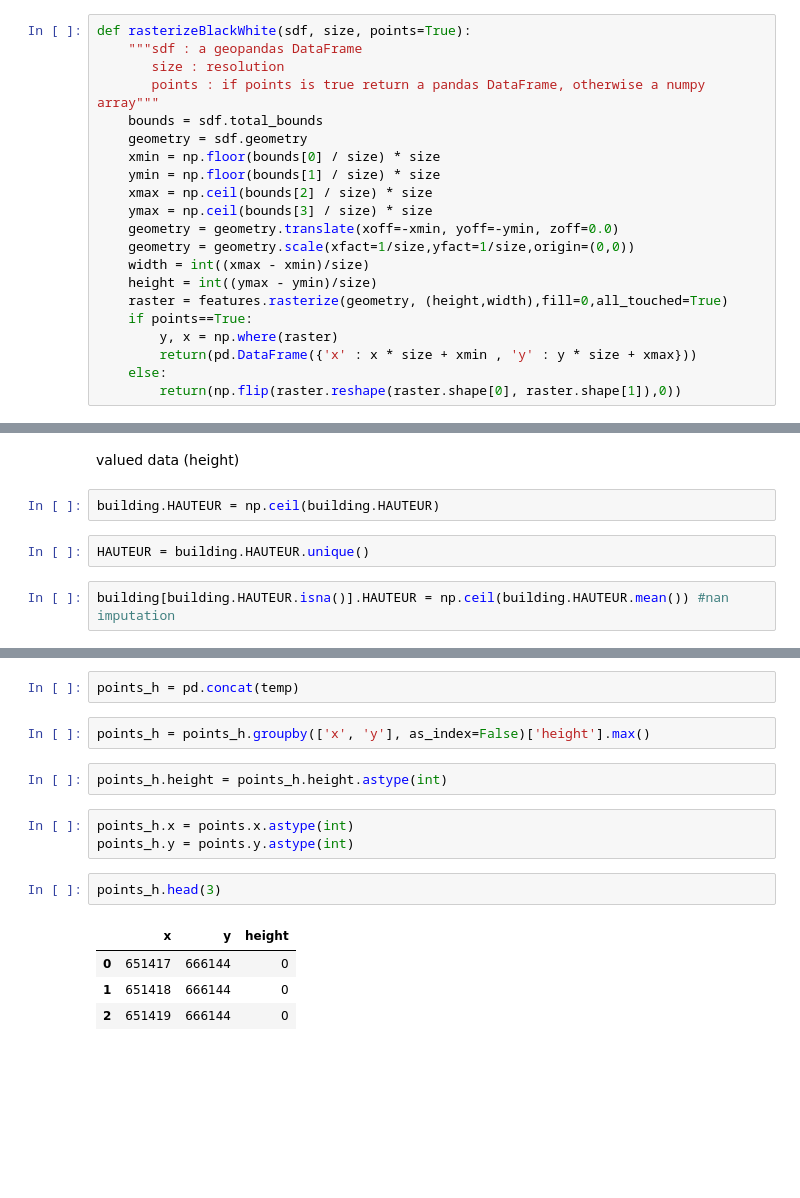
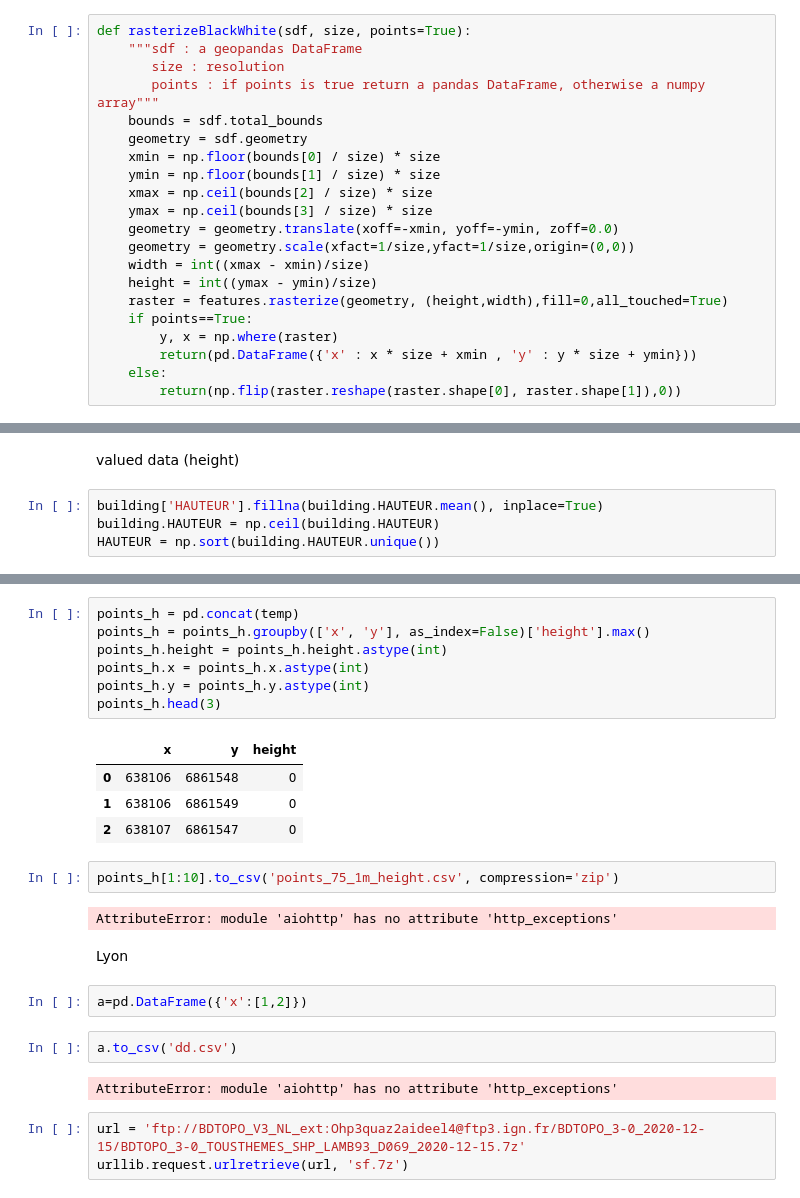
Before and after one commit to fsemecurbe/geography_examples, a Jupyter notebook: vector_to_raster.ipynb, the cells around one changed output, grey strips where cells are left out. Saved outputs shown, nothing was run; the diff lists cells and outputs as text; blank space fills up the shorter version.

```diff
--- a/vector_to_raster.ipynb
+++ b/vector_to_raster.ipynb
@@ -56,7 +58,7 @@ def rasterizeBlackWhite(sdf, size, points=True):
     raster = features.rasterize(geometry, (height,width),fill=0,all_touched=True)
     if points==True:
         y, x = np.where(raster)
-        return(pd.DataFrame({'x' : x * size + xmin , 'y' : y * size + xmax}))
+        return(pd.DataFrame({'x' : x * size + xmin , 'y' : y * size + ymin}))
     else:
         return(np.flip(raster.reshape(raster.shape[0], raster.shape[1]),0))
 # %%
@@ -142,11 +144,9 @@ ax[1].set_axis_off()
 # %% [markdown]
 valued data (height)
 # %%
+building['HAUTEUR'].fillna(building.HAUTEUR.mean(), inplace=True)
 building.HAUTEUR = np.ceil(building.HAUTEUR)
+HAUTEUR = np.sort(building.HAUTEUR.unique())
-# %%
-HAUTEUR = building.HAUTEUR.unique()
-# %%
-building[building.HAUTEUR.isna()].HAUTEUR = np.ceil(building.HAUTEUR.mean()) #nan imputation
 # %%
 temp = []
 for hauteur in HAUTEUR:
@@ -175,17 +175,28 @@ for hauteur in HAUTEUR:
 287.0
-# %%
-points_h = pd.concat(temp)
-# %%
-points_h = points_h.groupby(['x', 'y'], as_index=False)['height'].max()
-# %%
-points_h.height = points_h.height.astype(int)
-# %%
-points_h.x = points.x.astype(int)
-points_h.y = points.y.astype(int)
-# %%
-points_h.head(3)
-# %% [output]
-|  | x | y | height |
-| 0 | 651417 | 666144 | 0 |
-| 1 | 651418 | 666144 | 0 |
-| 2 | 651419 | 666144 | 0 |
+# %%
+points_h = pd.concat(temp)
+points_h = points_h.groupby(['x', 'y'], as_index=False)['height'].max()
+points_h.height = points_h.height.astype(int)
+points_h.x = points_h.x.astype(int)
+points_h.y = points_h.y.astype(int)
+points_h.head(3)
+# %% [output]
+|  | x | y | height |
+| 0 | 638106 | 6861548 | 0 |
+| 1 | 638106 | 6861549 | 0 |
+| 2 | 638107 | 6861547 | 0 |
+# %%
+points_h[1:10].to_csv('points_75_1m_height.csv', compression='zip')
+# %% [output]
+AttributeError: module 'aiohttp' has no attribute 'http_exceptions'
+# %% [markdown]
+Lyon
+# %%
+a=pd.DataFrame({'x':[1,2]})
+# %%
+a.to_csv('dd.csv')
+# %% [output]
+AttributeError: module 'aiohttp' has no attribute 'http_exceptions'
+# %%
+url = 'ftp://BDTOPO_V3_NL_ext:Ohp3quaz2aideel4@ftp3.ign.fr/BDTOPO_3-0_2020-12-15/BDTOPO_3-0_TOUSTHEMES_SHP_LAMB93_D069_2020-12-15.7z'
+urllib.request.urlretrieve(url, 'sf.7z')
```
Also changed, not shown: parts of 8 cells of this notebook.
